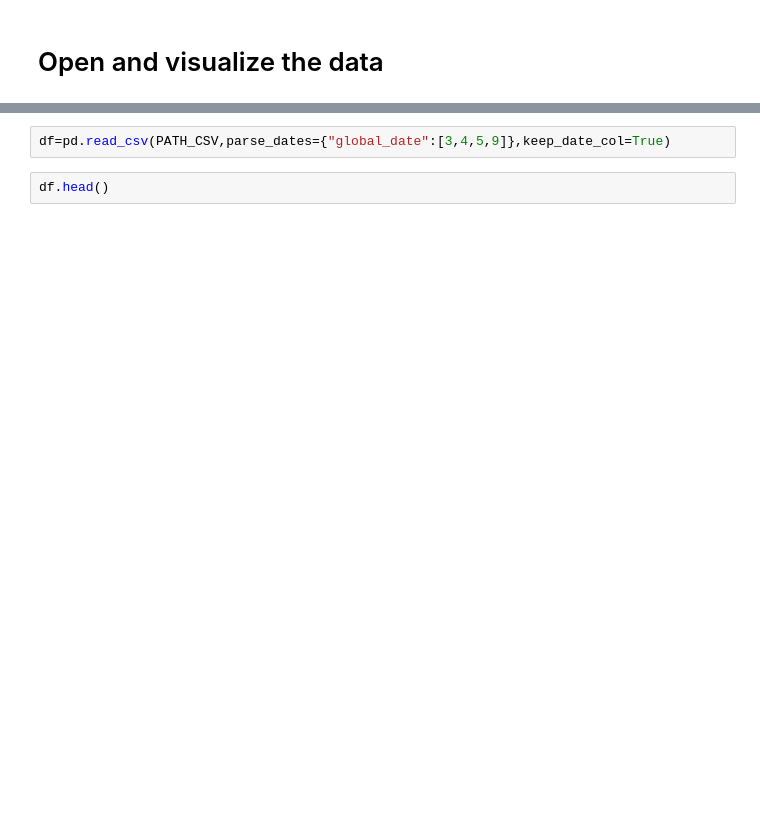
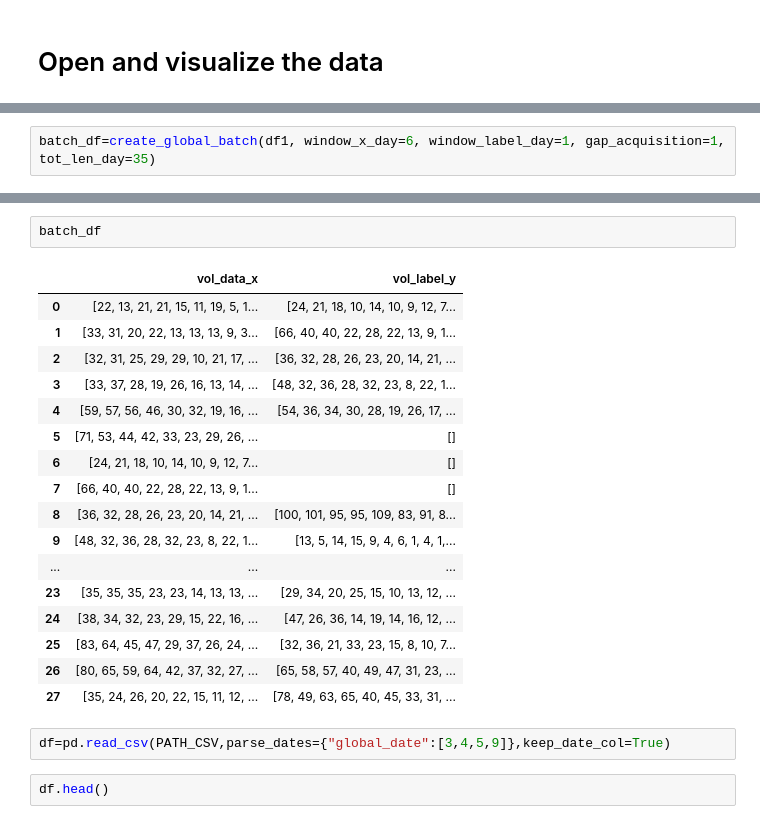
Before and after one commit to clemvst/RadarTrafficData, a Jupyter notebook: notebooks/open_data.ipynb, the cells around one changed output, grey strips where cells are left out. Drawn from its saved outputs; the diff is of its cells as text; blank space fills up the shorter version.

```diff
--- a/notebooks/open_data.ipynb
+++ b/notebooks/open_data.ipynb
@@ -8,0 +55,2 @@ PATH_CSV="/Users/iris/Documents/radar_deep/Radar_Traffic_Counts.csv"
+# %%
+batch_df=create_global_batch(df1, window_x_day=6, window_label_day=1, gap_acquisition=1, tot_len_day=35)
@@ -9,3 +71,23 @@ PATH_CSV="/Users/iris/Documents/radar_deep/Radar_Traffic_Counts.csv"
+# %%
+batch_df
+# %% [output]
+|  | vol_data_x | vol_label_y |
+| 0 | [22, 13, 21, 21, 15, 11, 19, 5, 1... | [24, 21, 18, 10, 14, 10, 9, 12, 7... |
+| 1 | [33, 31, 20, 22, 13, 13, 13, 9, 3... | [66, 40, 40, 22, 28, 22, 13, 9, 1... |
+| 2 | [32, 31, 25, 29, 29, 10, 21, 17, ... | [36, 32, 28, 26, 23, 20, 14, 21, ... |
+| 3 | [33, 37, 28, 19, 26, 16, 13, 14, ... | [48, 32, 36, 28, 32, 23, 8, 22, 1... |
+| 4 | [59, 57, 56, 46, 30, 32, 19, 16, ... | [54, 36, 34, 30, 28, 19, 26, 17, ... |
+| 5 | [71, 53, 44, 42, 33, 23, 29, 26, ... | [] |
+| 6 | [24, 21, 18, 10, 14, 10, 9, 12, 7... | [] |
+| 7 | [66, 40, 40, 22, 28, 22, 13, 9, 1... | [] |
+| 8 | [36, 32, 28, 26, 23, 20, 14, 21, ... | [100, 101, 95, 95, 109, 83, 91, 8... |
+| 9 | [48, 32, 36, 28, 32, 23, 8, 22, 1... | [13, 5, 14, 15, 9, 4, 6, 1, 4, 1,... |
+| ... | ... | ... |
+| 23 | [35, 35, 35, 23, 23, 14, 13, 13, ... | [29, 34, 20, 25, 15, 10, 13, 12, ... |
+| 24 | [38, 34, 32, 23, 29, 15, 22, 16, ... | [47, 26, 36, 14, 19, 14, 16, 12, ... |
+| 25 | [83, 64, 45, 47, 29, 37, 26, 24, ... | [32, 36, 21, 33, 23, 15, 8, 10, 7... |
+| 26 | [80, 65, 59, 64, 42, 37, 32, 27, ... | [65, 58, 57, 40, 49, 47, 31, 23, ... |
+| 27 | [35, 24, 26, 20, 22, 15, 11, 12, ... | [78, 49, 63, 65, 40, 45, 33, 31, ... |
 # %%
 df=pd.read_csv(PATH_CSV,parse_dates={"global_date":[3,4,5,9]},keep_date_col=True)
 # %%
```
Also changed, not shown: parts of 10 cells of this notebook, 1 other file.
